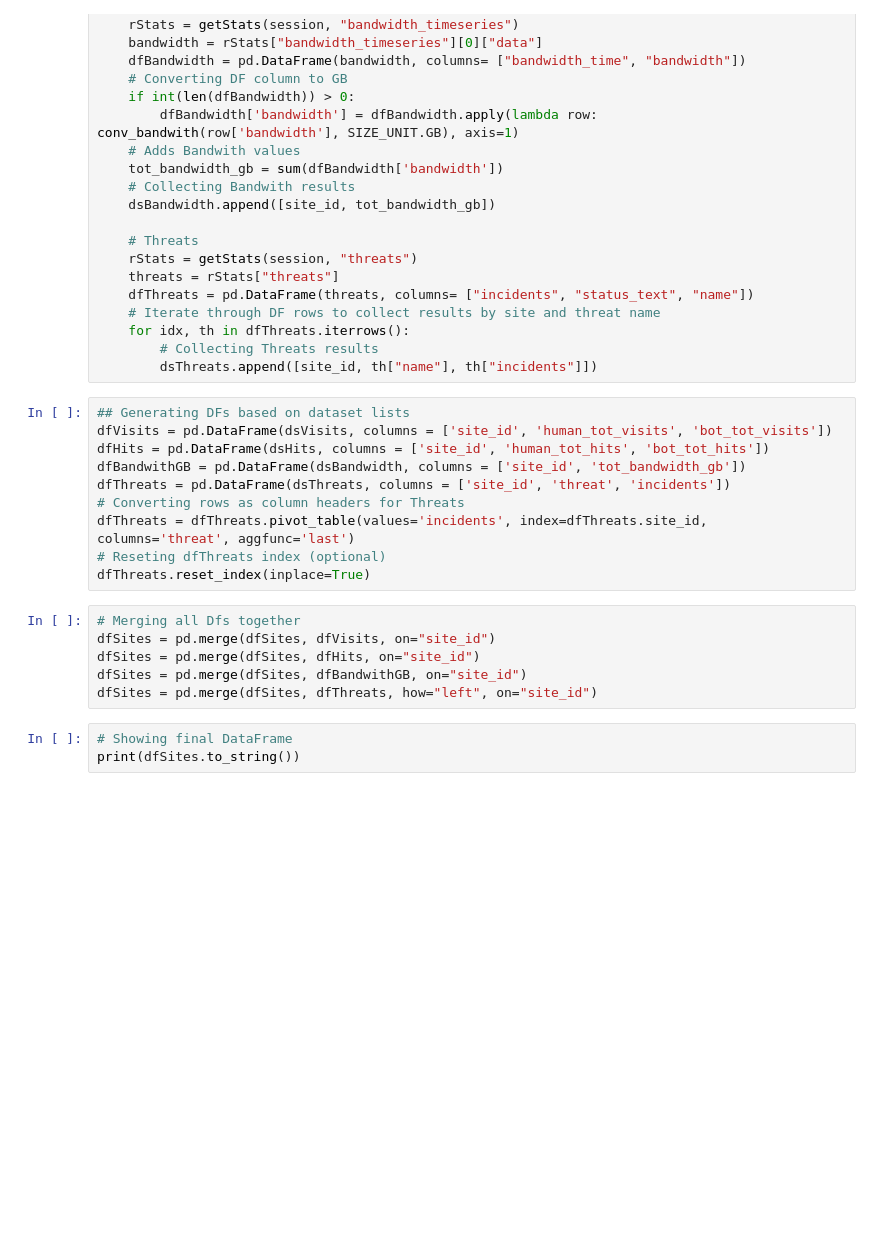
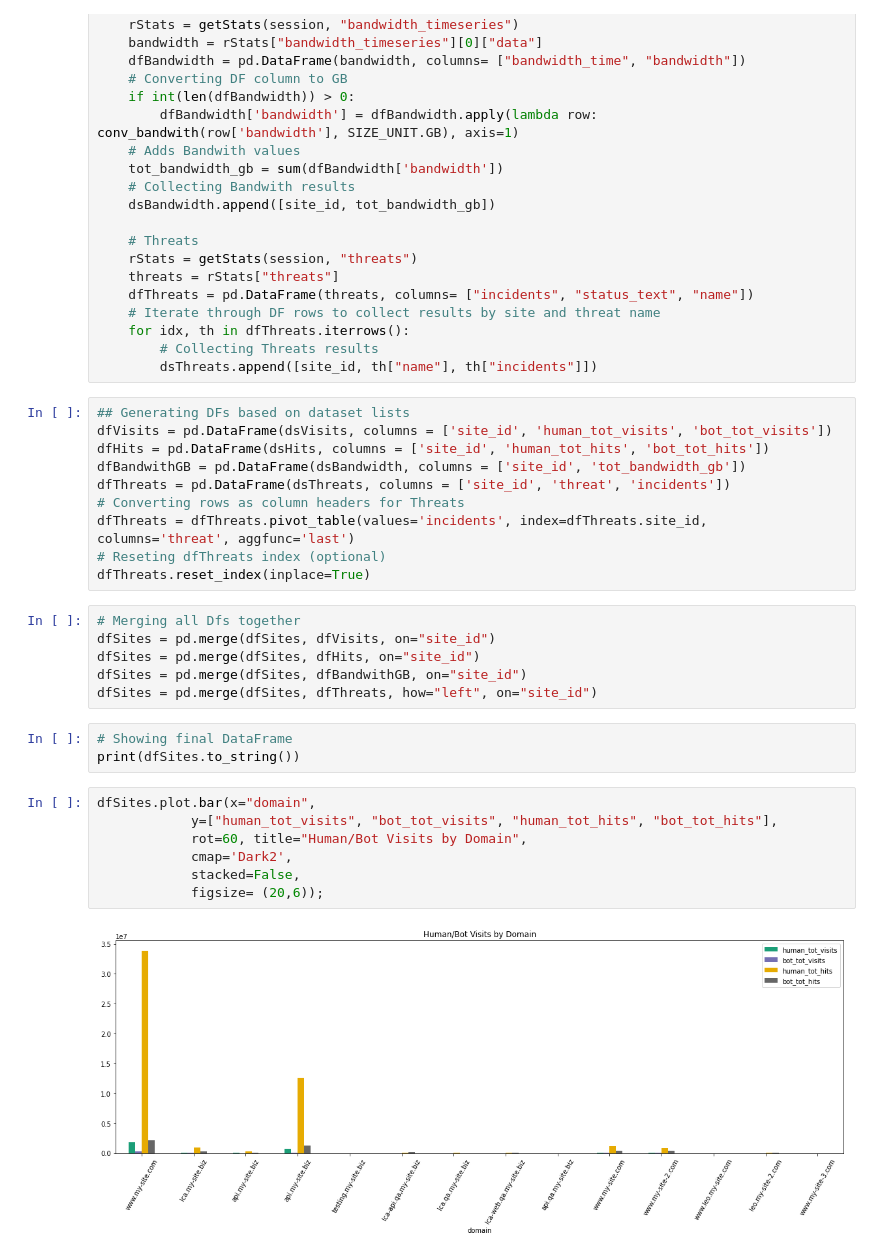
Before and after one commit to lcamoro/API4SEC, a Jupyter notebook: IMPERVA_Statistics.ipynb, the cells around one changed output. Cells and saved outputs as stored; diff of their text form; blank space fills up the shorter version.

```diff
--- a/IMPERVA_Statistics.ipynb
+++ b/IMPERVA_Statistics.ipynb
@@ -157,3 +157,12 @@ dfSites = pd.merge(dfSites, dfThreats, how="left", on="site_id")
 # %%
 # Showing final DataFrame
 print(dfSites.to_string())
+# %%
+dfSites.plot.bar(x="domain",
+            y=["human_tot_visits", "bot_tot_visits", "human_tot_hits", "bot_tot_hits"],
+            rot=60, title="Human/Bot Visits by Domain",
+            cmap='Dark2',
+            stacked=False,
+            figsize= (20,6));
+# %% [output]
+[figure, added]
```
